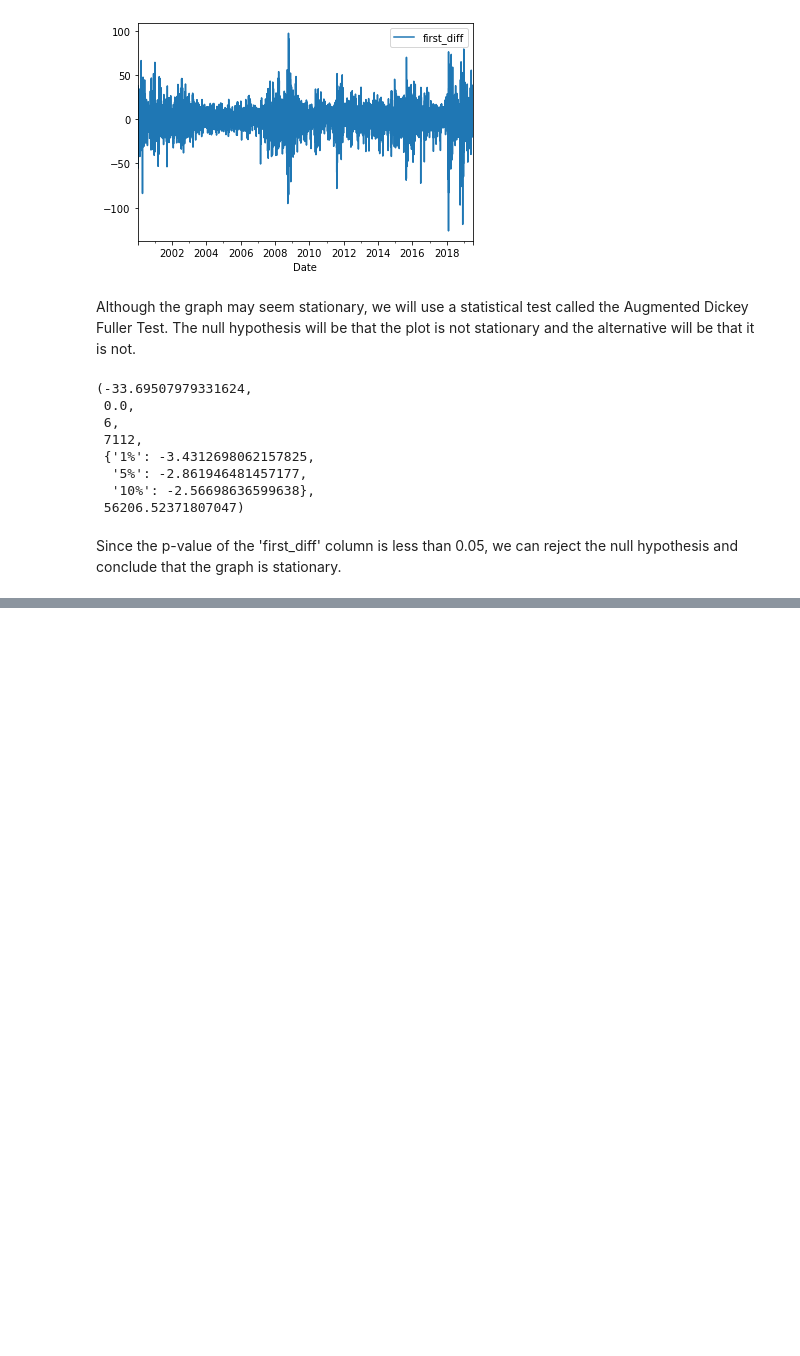
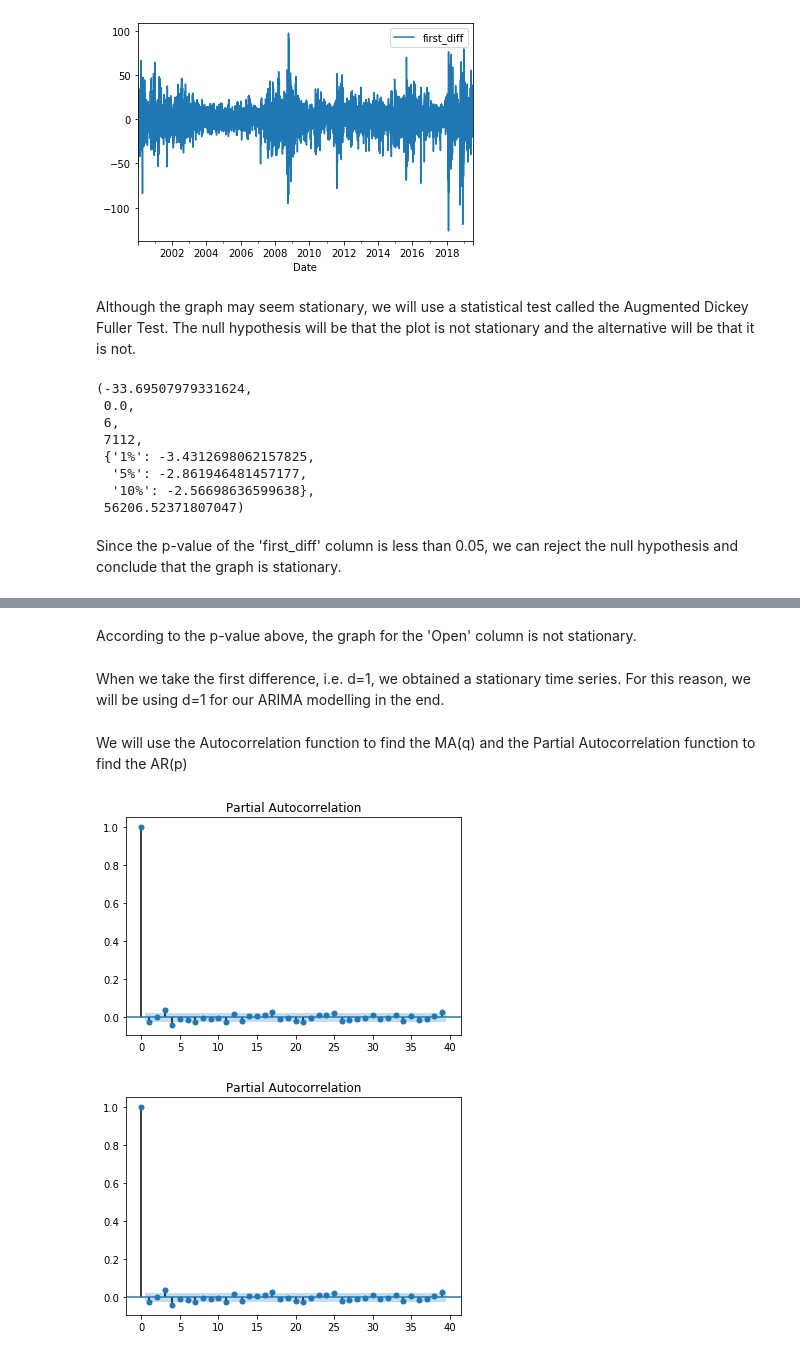
Before and after one commit to daanishrasheed/finance-stocks-LSTM, a Jupyter notebook: ARIMA_model.ipynb, the cells around one changed output, grey strips where cells are left out. Cells and saved outputs as stored; diff of their text form; code cells hidden in the pictures; blank space fills up the shorter version.

Commit message:
Found the values of d, p and q

```diff
--- a/ARIMA_model.ipynb
+++ b/ARIMA_model.ipynb
@@ -122,0 +134,6 @@ Since the p-value of the 'first_diff' column is less than 0.05, we can reject th
+# %% [markdown]
+According to the p-value above, the graph for the 'Open' column is not stationary.
+# %% [markdown]
+When we take the first difference, i.e. d=1, we obtained a stationary time series. For this reason, we will be using d=1 for our ARIMA modelling in the end.
+# %% [markdown]
+We will use the Autocorrelation function to find the MA(q) and the Partial Autocorrelation function to find the AR(p)
@@ -122,0 +143,5 @@ Since the p-value of the 'first_diff' column is less than 0.05, we can reject th
+# %%
+plot_pacf(df['first_diff'])
+# %% [output]
+[figure, added]
+[figure, added]
```
Also changed, not shown: parts of 5 cells of this notebook.
